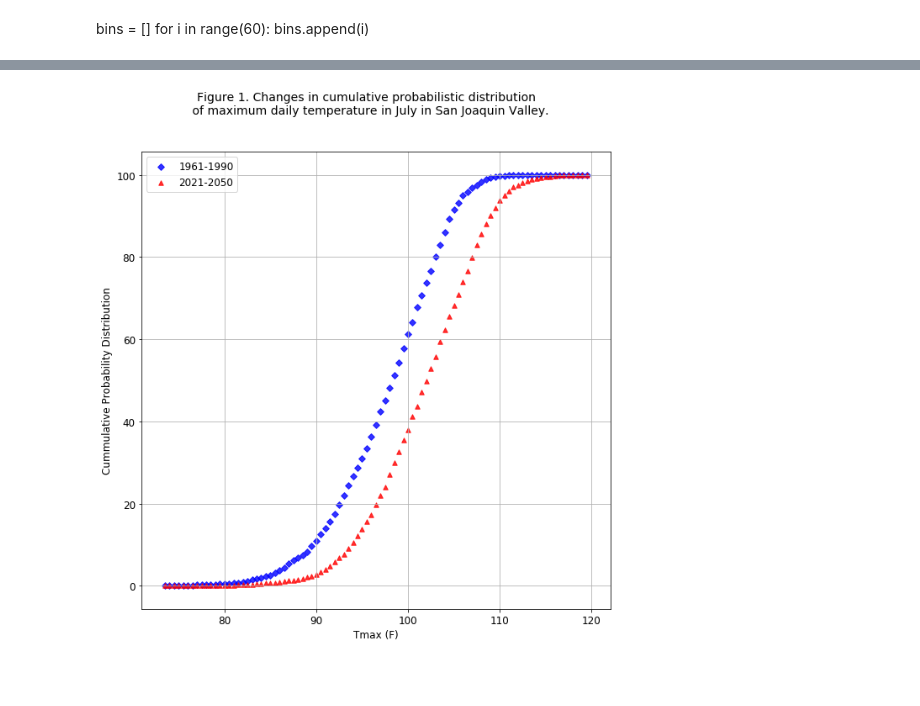
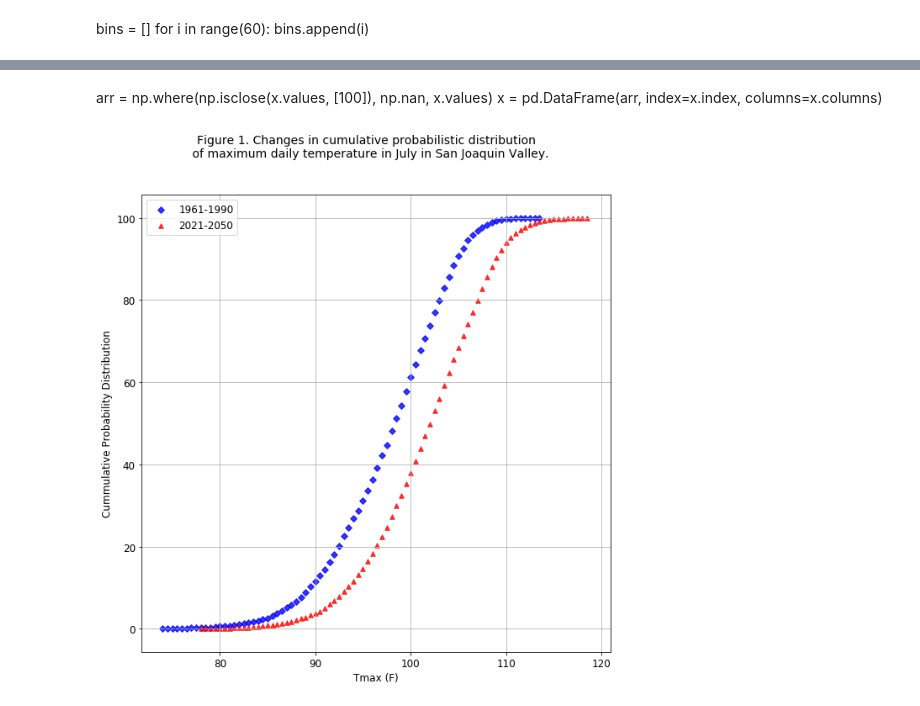
Before and after one commit to kaurlakhveer5/Python, a Jupyter notebook: Cumulative Distribution of TasMax/Probabilistic New Copy 4GCMs.ipynb, the cells around one changed output, grey strips where cells are left out. Saved outputs shown, nothing was run; the diff lists cells and outputs as text; code cells hidden in the pictures; blank space fills up the shorter version.

```diff
--- a/Cumulative Distribution of TasMax/Probabilistic New Copy 4GCMs.ipynb
+++ b/Cumulative Distribution of TasMax/Probabilistic New Copy 4GCMs.ipynb
@@ -343,0 +383,15 @@ df.head()
+# %%
+proj_values = cumm['Proj_Cumm%'].values
+hist_values = cumm['Hist_Cumm%'].values
+# %%
+hist_values = np.where(np.isclose(hist_values, 0), np.nan, hist_values)
+proj_values = np.where(np.isclose(proj_values, 0), np.nan, proj_values)
+# %%
+hist_values = np.where(np.isclose(hist_values, 100), np.nan, hist_values)
+proj_values = np.where(np.isclose(proj_values, 100), np.nan, proj_values)
+# %%
+cumm_drop_duplicates = pd.DataFrame(
+    {'Bin': labels,
+     'Hist_Cumm%': hist_values,
+     'Proj_Cumm%': proj_values
+    })
@@ -344,15 +412,18 @@ df.head()
+# %% [markdown]
+arr = np.where(np.isclose(x.values, [100]), np.nan, x.values)
+x = pd.DataFrame(arr, index=x.index, columns=x.columns)
 # %%
 plt.rcParams['lines.linewidth'] = 3
 plt.rcParams.update({'font.size': 12})
 plt.rcParams['figure.figsize'] = [10, 10]
 # %%
-ax = df.plot(kind="scatter", x= "Bin" ,y="Hist_Cumm%", color="b", marker='D', label="1961-1990", alpha = 0.8, s= 30)
-df.plot(kind="scatter", x= "Bin" ,y="Proj_Cumm%", color="r", marker='^', label ="2021-2050", ax=ax, alpha = 0.8, s= 30)
+ax = cumm_drop_duplicates.plot(kind="scatter", x= "Bin" ,y="Hist_Cumm%", color="b", marker='D', label="1961-1990", alpha = 0.8, s= 30)
+cumm_drop_duplicates.plot(kind="scatter", x= "Bin" ,y="Proj_Cumm%", color="r", marker='^', label ="2021-2050", ax=ax, alpha = 0.8, s= 30)
 plt.grid(True)
 #ax.title('Livermore Speeds to Altamont Wind Prodution', weight = 'bold', fontsize = 13)
 ax.set_xlabel("Tmax (F)")
 ax.set_ylabel("Cummulative Probability Distribution")
 plt.suptitle('Figure 1. Changes in cumulative probabilistic distribution \n of maximum daily temperature in ' + month + ' in ' + city + '.', fontsize=14)
 plt.show()
 # %% [output]
-[figure, old version]
+[figure, new version]
```
Also changed, not shown: parts of 41 cells of this notebook.
